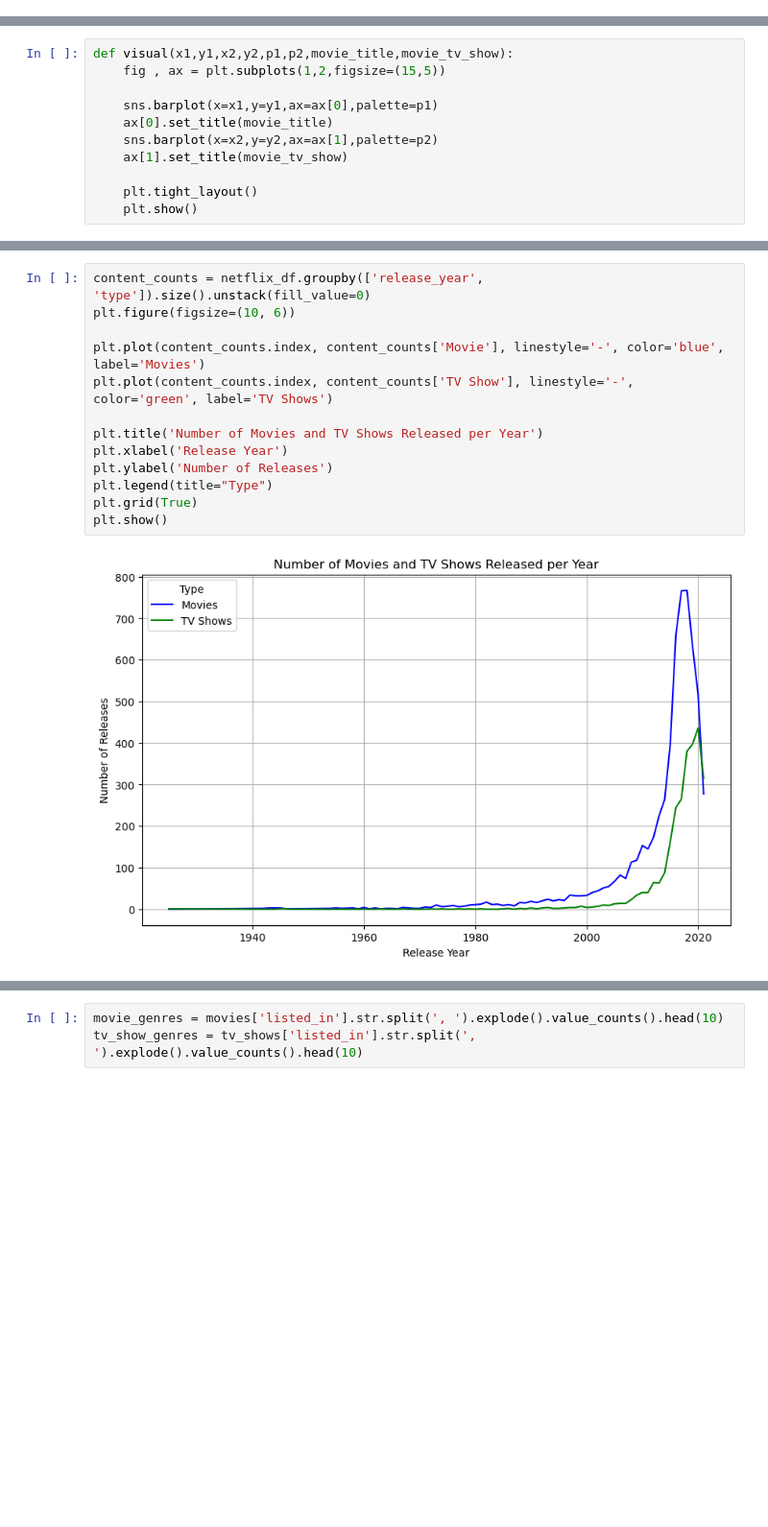
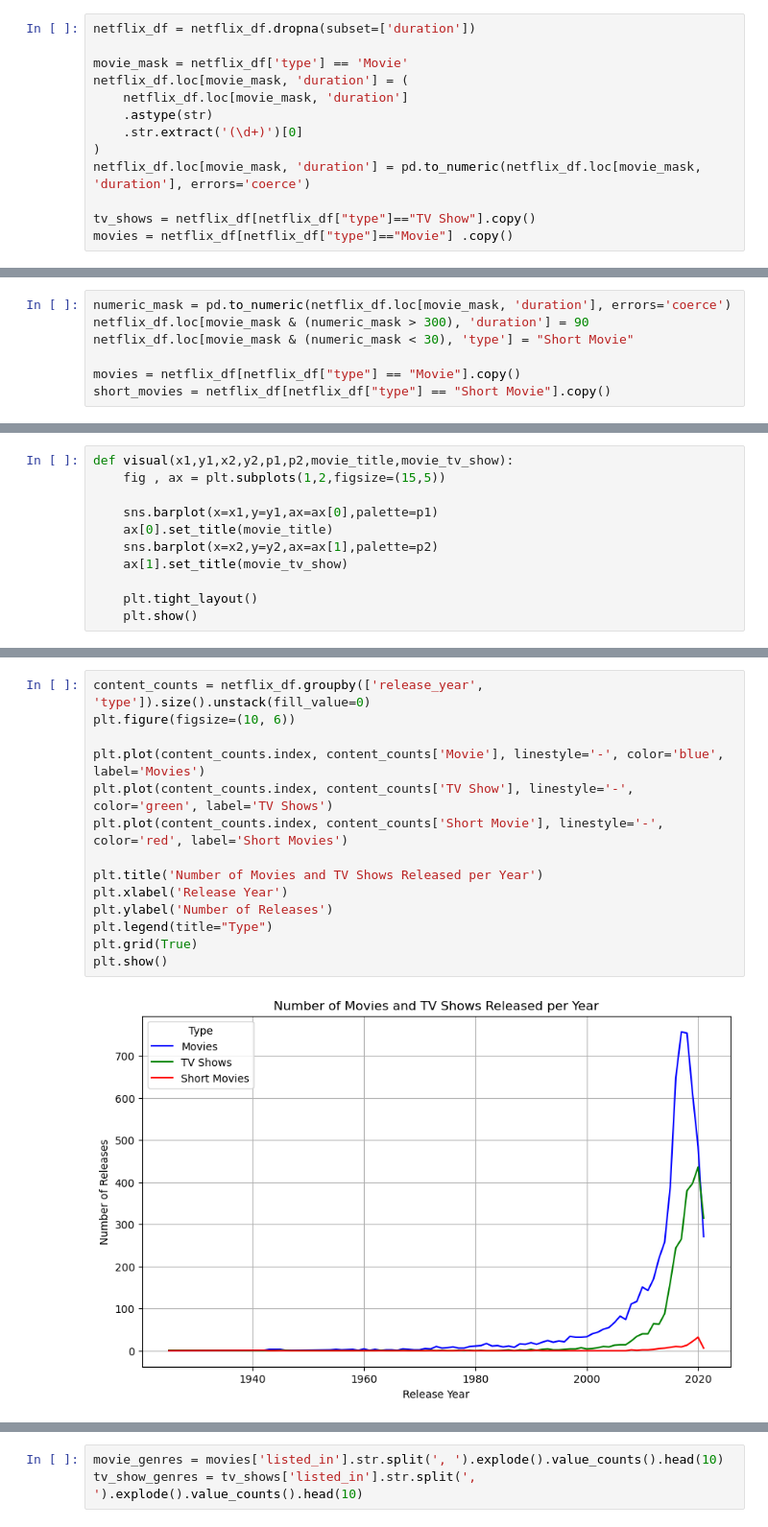
Before and after one commit to Omar-Elnazly/Netflix-Analysis, a Jupyter notebook: main notebook.ipynb, the cells around one changed output, grey strips where cells are left out. Shown: that part at 96% size. Saved outputs shown, nothing was run; the diff lists cells and outputs as text; blank space fills up the shorter version.

Commit message:
Add Clean Data and Update Movies vs TV Shows

```diff
--- a/main notebook.ipynb
+++ b/main notebook.ipynb
@@ -82,0 +86,13 @@ netflix_df.describe()
+# %%
+netflix_df = netflix_df.dropna(subset=['duration'])
+
+movie_mask = netflix_df['type'] == 'Movie'
+netflix_df.loc[movie_mask, 'duration'] = (
+    netflix_df.loc[movie_mask, 'duration']
+    .astype(str)
+    .str.extract('(\d+)')[0]
+)
+netflix_df.loc[movie_mask, 'duration'] = pd.to_numeric(netflix_df.loc[movie_mask, 'duration'], errors='coerce')
+
+tv_shows = netflix_df[netflix_df["type"]=="TV Show"].copy()
+movies = netflix_df[netflix_df["type"]=="Movie"] .copy()
@@ -82,0 +136,7 @@ netflix_df.describe()
+# %%
+numeric_mask = pd.to_numeric(netflix_df.loc[movie_mask, 'duration'], errors='coerce')
+netflix_df.loc[movie_mask & (numeric_mask > 300), 'duration'] = 90
+netflix_df.loc[movie_mask & (numeric_mask < 30), 'type'] = "Short Movie"
+
+movies = netflix_df[netflix_df["type"] == "Movie"].copy()
+short_movies = netflix_df[netflix_df["type"] == "Short Movie"].copy()
@@ -114,15 +205,16 @@ plt.show()
 # %%
 content_counts = netflix_df.groupby(['release_year', 'type']).size().unstack(fill_value=0)
 plt.figure(figsize=(10, 6))
 
 plt.plot(content_counts.index, content_counts['Movie'], linestyle='-', color='blue', label='Movies')
 plt.plot(content_counts.index, content_counts['TV Show'], linestyle='-', color='green', label='TV Shows')
+plt.plot(content_counts.index, content_counts['Short Movie'], linestyle='-', color='red', label='Short Movies')
 
 plt.title('Number of Movies and TV Shows Released per Year')
 plt.xlabel('Release Year')
 plt.ylabel('Number of Releases')
 plt.legend(title="Type")
 plt.grid(True)
 plt.show()
 # %% [output]
-[figure, old version]
+[figure, new version]
```
Also changed, not shown: parts of 23 cells of this notebook.
